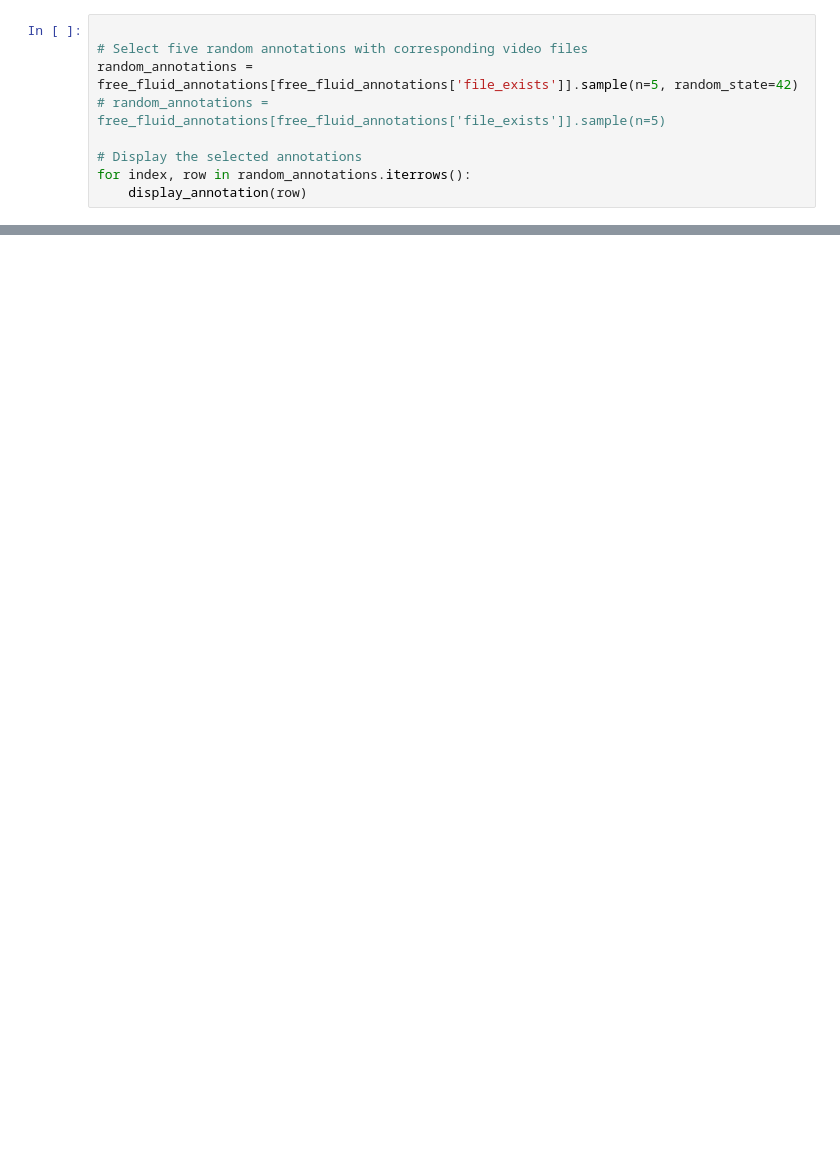
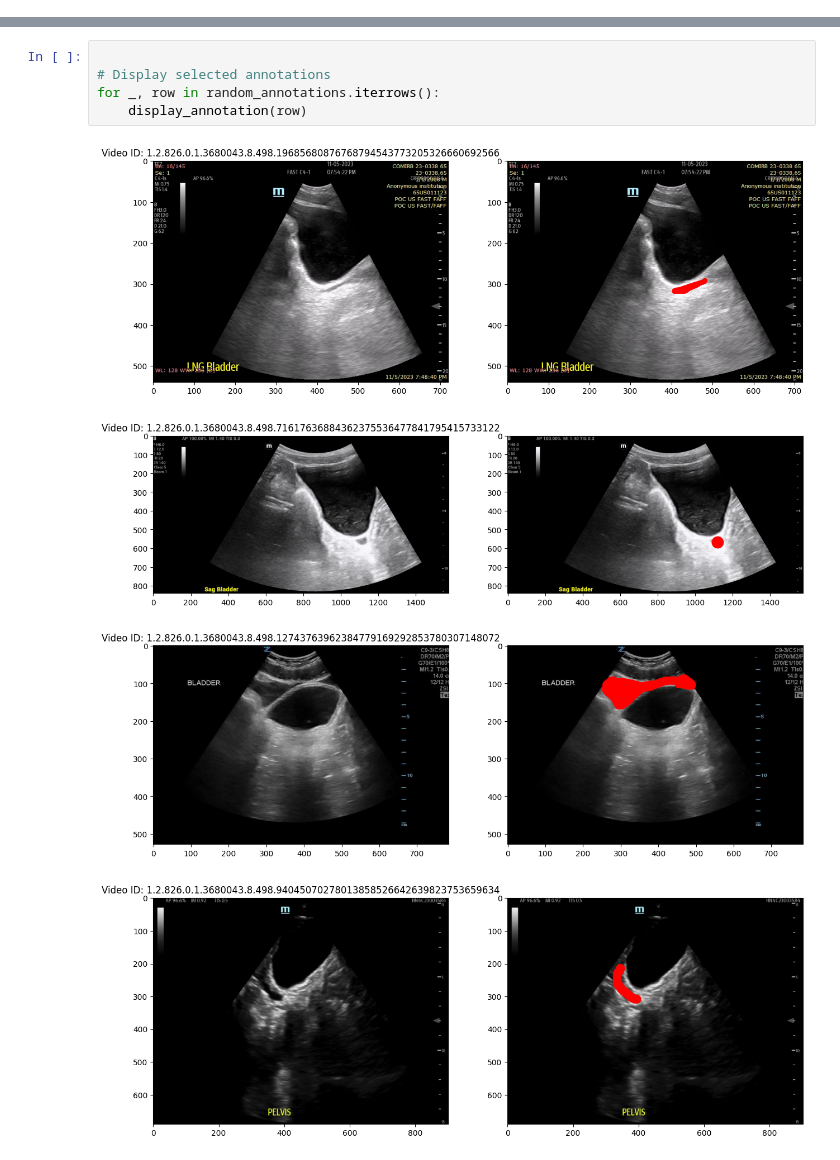
Before and after one commit to christopherseaman/goobusters, a Jupyter notebook: optical.ipynb, the cells around one changed output, grey strips where cells are left out. Drawn from its saved outputs; the diff is of its cells as text; blank space fills up the shorter version.

```diff
--- a/optical.ipynb
+++ b/optical.ipynb
@@ -128,9 +131,0 @@ def draw_polygon(img, points, color=(255, 0, 0)):
-# %%
-
-# Select five random annotations with corresponding video files
-random_annotations = free_fluid_annotations[free_fluid_annotations['file_exists']].sample(n=5, random_state=42)
-# random_annotations = free_fluid_annotations[free_fluid_annotations['file_exists']].sample(n=5)
-
-# Display the selected annotations
-for index, row in random_annotations.iterrows():
-    display_annotation(row)
@@ -142,0 +132,10 @@ for index, row in random_annotations.iterrows():
+# %%
+
+# Display selected annotations
+for _, row in random_annotations.iterrows():
+    display_annotation(row)
+# %% [output]
+[figure, added]
+[figure, added]
+[figure, added]
+[figure, added]
```
Also changed, not shown: parts of 9 cells of this notebook.
